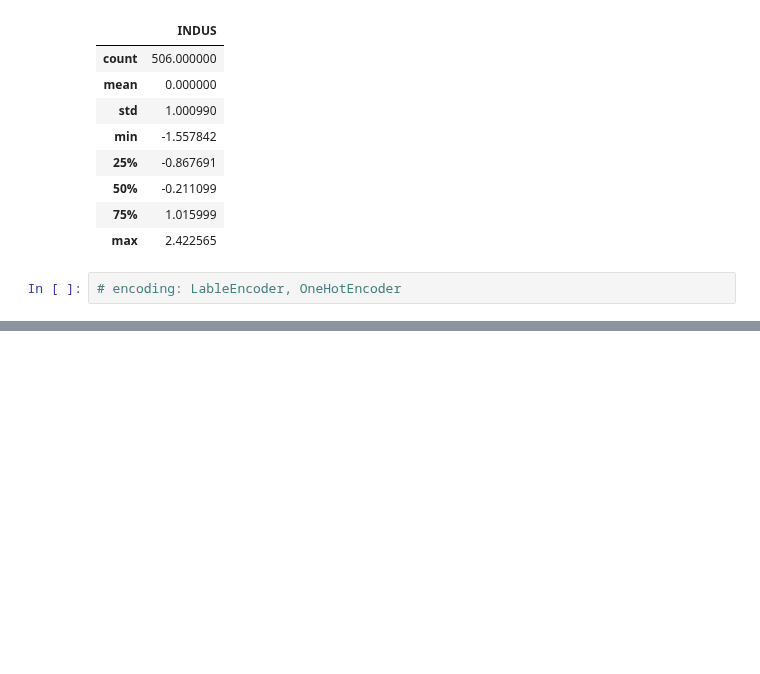
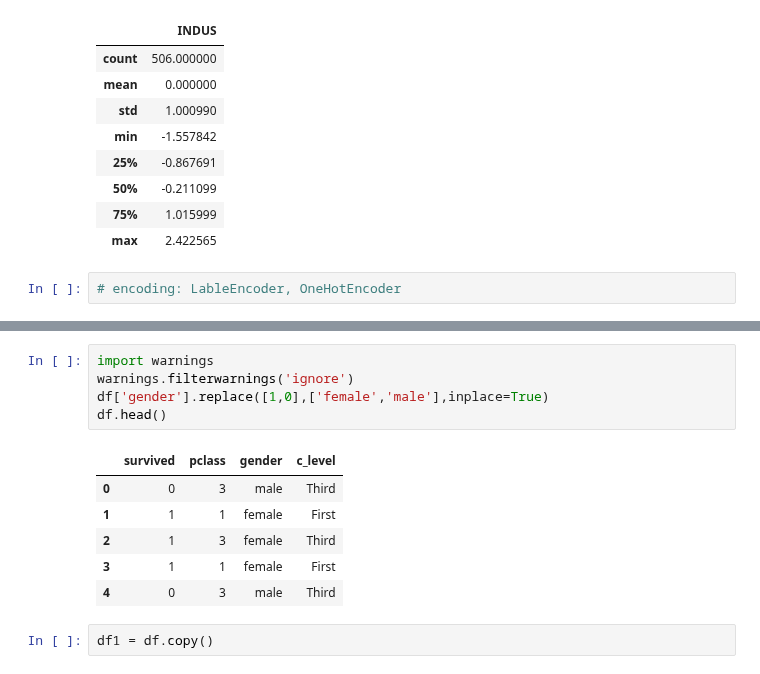
Before and after one commit to bnv20/kdt7, a Jupyter notebook: m2_분석라이브러리활용/pandas/응용.ipynb, the cells around one changed output, grey strips where cells are left out. Cells and saved outputs as stored; diff of their text form; blank space fills up the shorter version.

```diff
--- a/m2_분석라이브러리활용/pandas/응용.ipynb
+++ b/m2_분석라이브러리활용/pandas/응용.ipynb
@@ -940,0 +964,14 @@ df_boston[['INDUS']].describe()
+# %%
+import warnings
+warnings.filterwarnings('ignore')
+df['gender'].replace([1,0],['female','male'],inplace=True)
+df.head()
+# %% [output]
+|  | survived | pclass | gender | c_level |
+| 0 | 0 | 3 | male | Third |
+| 1 | 1 | 1 | female | First |
+| 2 | 1 | 3 | female | Third |
+| 3 | 1 | 1 | female | First |
+| 4 | 0 | 3 | male | Third |
+# %%
+df1 = df.copy()
```
Also changed, not shown: parts of 7 cells of this notebook.
